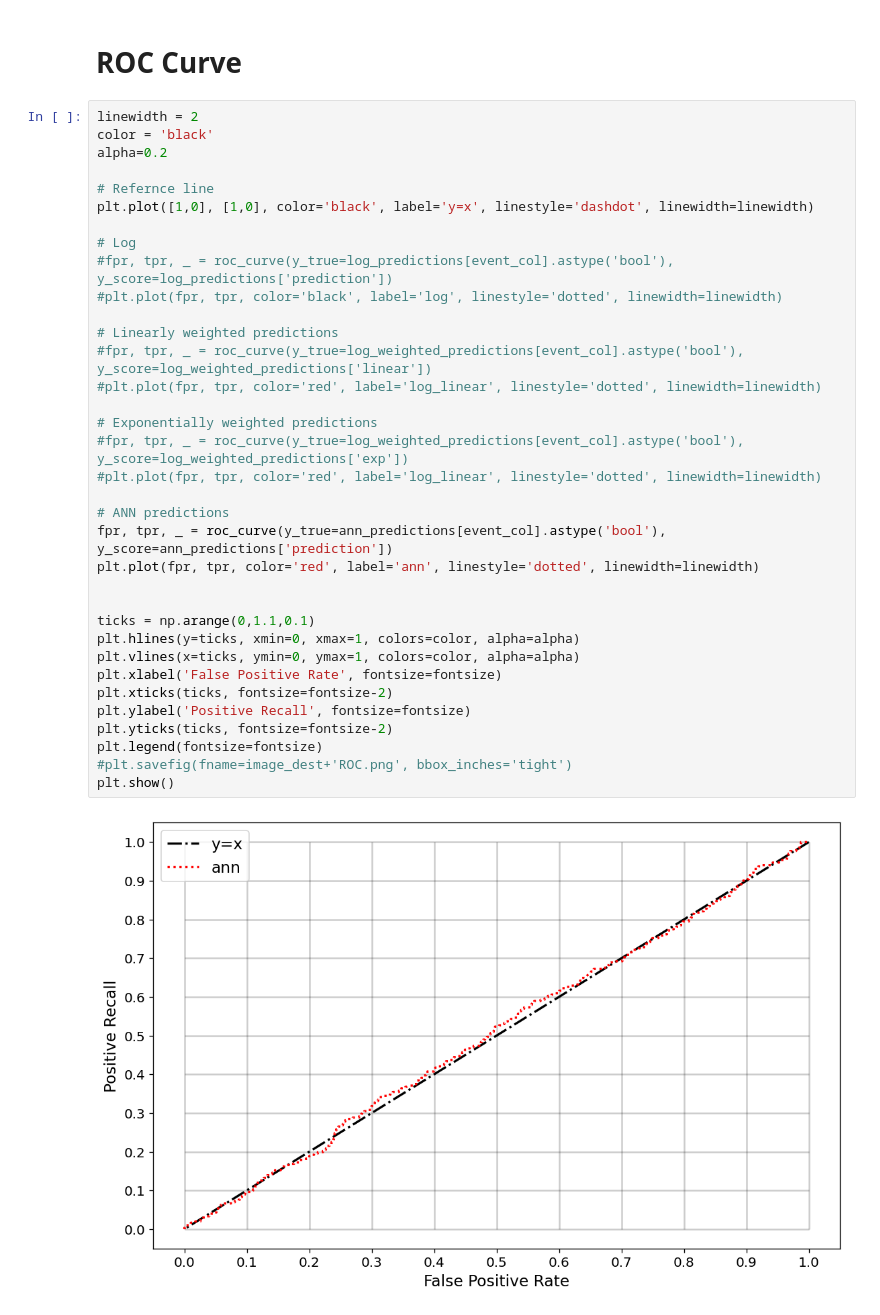
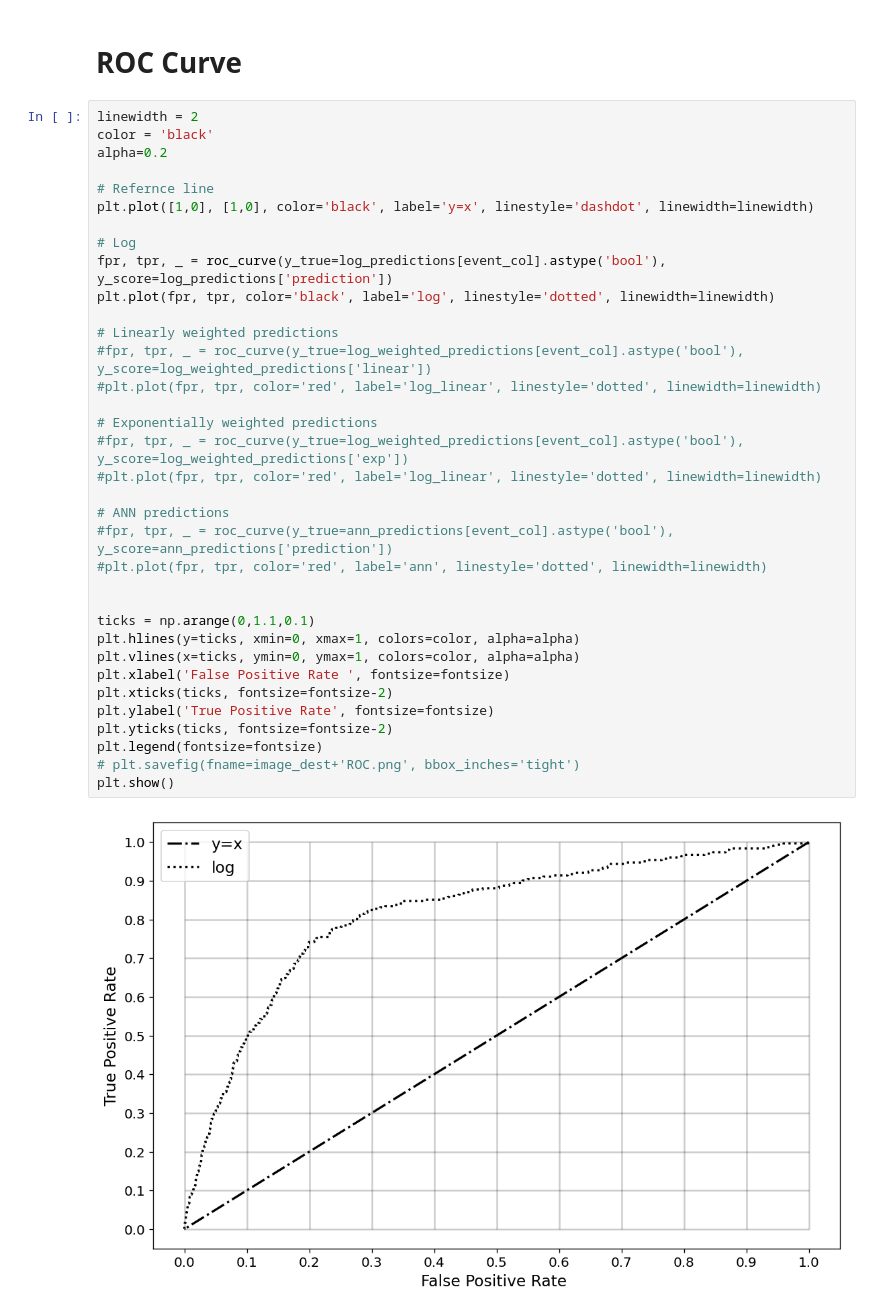
Before and after one commit to middlec000/SPA_predict_homelessness, a Jupyter notebook: Code/4_ROC_Curve.ipynb, the cells around one changed output. Cells and saved outputs as stored; diff of their text form.

```diff
--- a/Code/4_ROC_Curve.ipynb
+++ b/Code/4_ROC_Curve.ipynb
@@ -63,37 +57,37 @@ ann_predictions['CMIS_MATCH'].sum()
 # %%
 linewidth = 2
 color = 'black'
 alpha=0.2
 
 # Refernce line
 plt.plot([1,0], [1,0], color='black', label='y=x', linestyle='dashdot', linewidth=linewidth)
 
 # Log
-#fpr, tpr, _ = roc_curve(y_true=log_predictions[event_col].astype('bool'), y_score=log_predictions['prediction'])
-#plt.plot(fpr, tpr, color='black', label='log', linestyle='dotted', linewidth=linewidth)
+fpr, tpr, _ = roc_curve(y_true=log_predictions[event_col].astype('bool'), y_score=log_predictions['prediction'])
+plt.plot(fpr, tpr, color='black', label='log', linestyle='dotted', linewidth=linewidth)
 
 # Linearly weighted predictions
 #fpr, tpr, _ = roc_curve(y_true=log_weighted_predictions[event_col].astype('bool'), y_score=log_weighted_predictions['linear'])
 #plt.plot(fpr, tpr, color='red', label='log_linear', linestyle='dotted', linewidth=linewidth)
 
 # Exponentially weighted predictions
 #fpr, tpr, _ = roc_curve(y_true=log_weighted_predictions[event_col].astype('bool'), y_score=log_weighted_predictions['exp'])
 #plt.plot(fpr, tpr, color='red', label='log_linear', linestyle='dotted', linewidth=linewidth)
 
 # ANN predictions
-fpr, tpr, _ = roc_curve(y_true=ann_predictions[event_col].astype('bool'), y_score=ann_predictions['prediction'])
-plt.plot(fpr, tpr, color='red', label='ann', linestyle='dotted', linewidth=linewidth)
+#fpr, tpr, _ = roc_curve(y_true=ann_predictions[event_col].astype('bool'), y_score=ann_predictions['prediction'])
+#plt.plot(fpr, tpr, color='red', label='ann', linestyle='dotted', linewidth=linewidth)
 
 
 ticks = np.arange(0,1.1,0.1)
 plt.hlines(y=ticks, xmin=0, xmax=1, colors=color, alpha=alpha)
 plt.vlines(x=ticks, ymin=0, ymax=1, colors=color, alpha=alpha)
-plt.xlabel('False Positive Rate', fontsize=fontsize)
+plt.xlabel('False Positive Rate ', fontsize=fontsize)
 plt.xticks(ticks, fontsize=fontsize-2)
-plt.ylabel('Positive Recall', fontsize=fontsize)
+plt.ylabel('True Positive Rate', fontsize=fontsize)
 plt.yticks(ticks, fontsize=fontsize-2)
 plt.legend(fontsize=fontsize)
-#plt.savefig(fname=image_dest+'ROC.png', bbox_inches='tight')
+# plt.savefig(fname=image_dest+'ROC.png', bbox_inches='tight')
 plt.show()
 # %% [output]
-[figure, old version]
+[figure, new version]
```
Also changed, not shown: parts of 11 cells of this notebook, 21 other files.
